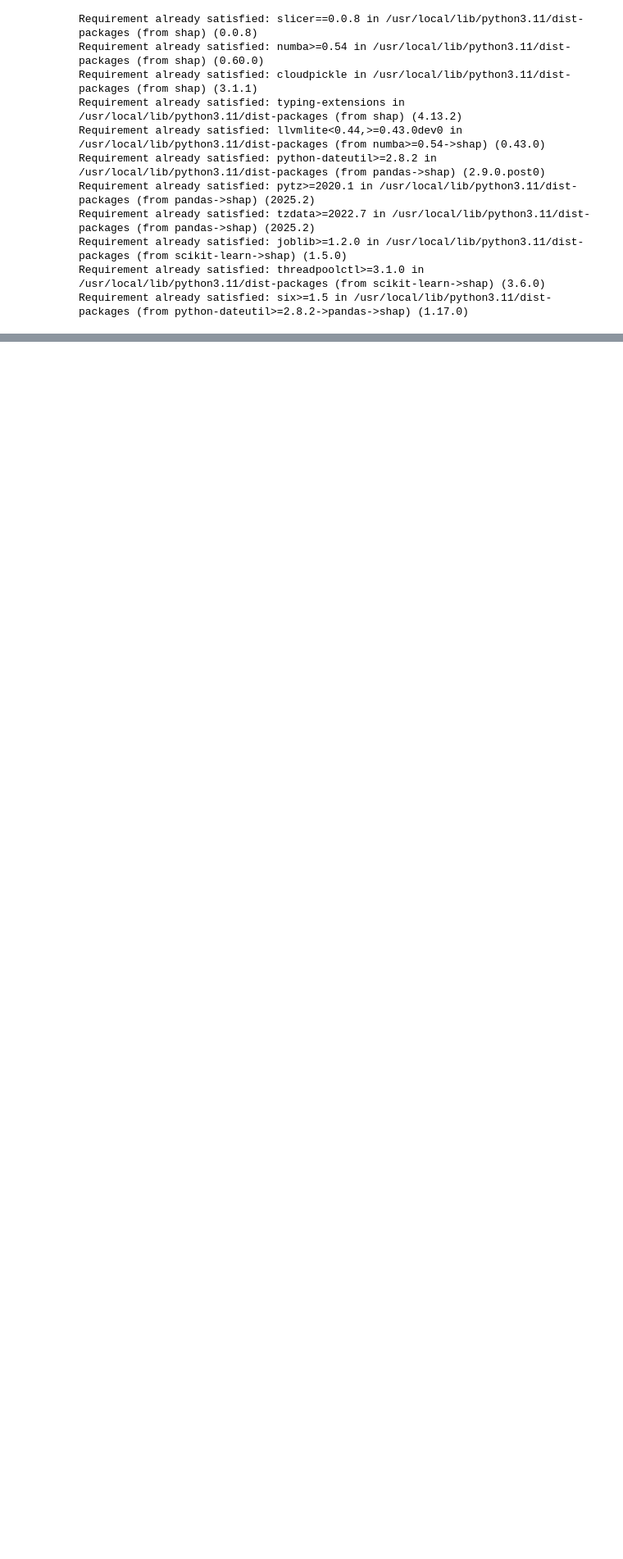
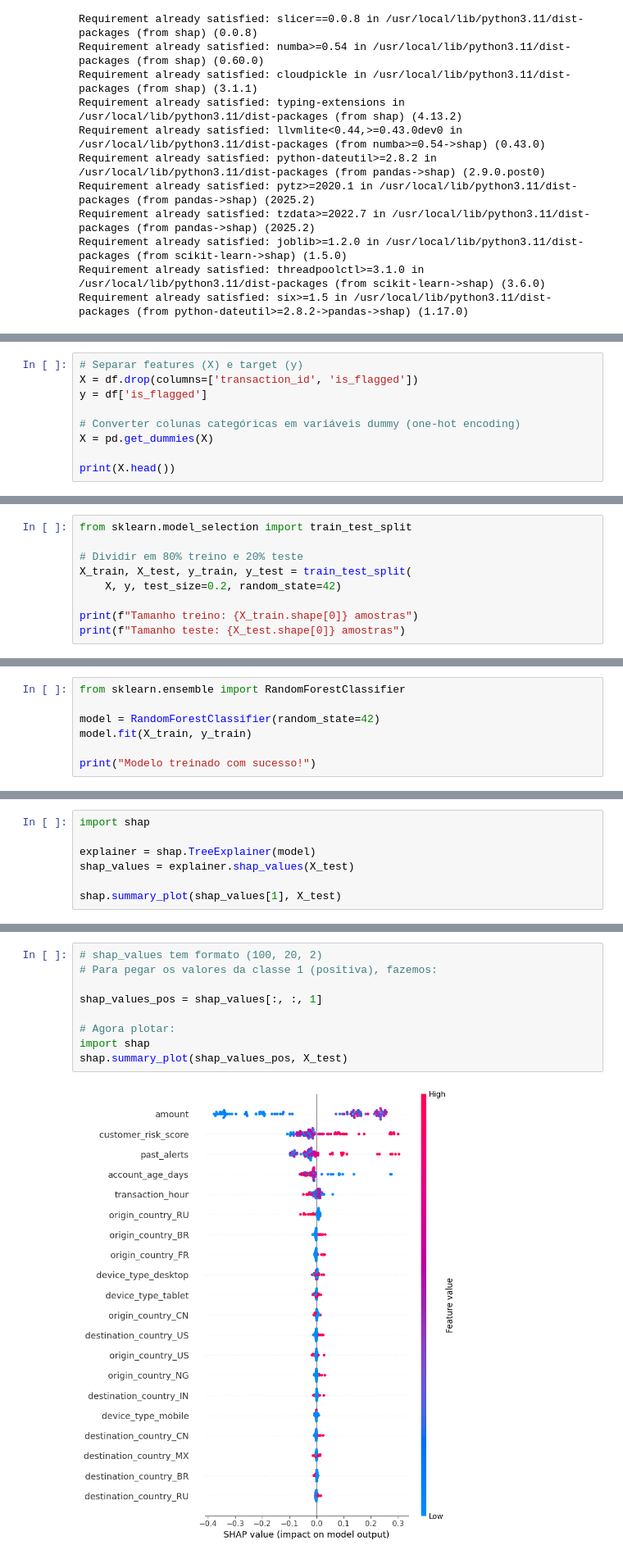
Before and after one commit to a-bucci/AML---Fraud---AI---Portfolio, a Jupyter notebook: 1_fiat_analysis/exploration_amanda.ipynb, the cells around one changed output, grey strips where cells are left out. Shown at 82% size. Drawn from its saved outputs; the diff is of its cells as text; blank space fills up the shorter version.

```diff
--- a/1_fiat_analysis/exploration_amanda.ipynb
+++ b/1_fiat_analysis/exploration_amanda.ipynb
@@ -192,0 +691,9 @@ Requirement already satisfied: six>=1.5 in /usr/local/lib/python3.11/dist-packag
+# %%
+# Separar features (X) e target (y)
+X = df.drop(columns=['transaction_id', 'is_flagged'])
+y = df['is_flagged']
+
+# Converter colunas categóricas em variáveis dummy (one-hot encoding)
+X = pd.get_dummies(X)
+
+print(X.head())
@@ -192,0 +718,9 @@ Requirement already satisfied: six>=1.5 in /usr/local/lib/python3.11/dist-packag
+# %%
+from sklearn.model_selection import train_test_split
+
+# Dividir em 80% treino e 20% teste
+X_train, X_test, y_train, y_test = train_test_split(
+    X, y, test_size=0.2, random_state=42)
+
+print(f"Tamanho treino: {X_train.shape[0]} amostras")
+print(f"Tamanho teste: {X_test.shape[0]} amostras")
@@ -192,0 +729,7 @@ Requirement already satisfied: six>=1.5 in /usr/local/lib/python3.11/dist-packag
+# %%
+from sklearn.ensemble import RandomForestClassifier
+
+model = RandomForestClassifier(random_state=42)
+model.fit(X_train, y_train)
+
+print("Modelo treinado com sucesso!")
@@ -192,0 +738,7 @@ Requirement already satisfied: six>=1.5 in /usr/local/lib/python3.11/dist-packag
+# %%
+import shap
+
+explainer = shap.TreeExplainer(model)
+shap_values = explainer.shap_values(X_test)
+
+shap.summary_plot(shap_values[1], X_test)
@@ -192,0 +754,11 @@ Requirement already satisfied: six>=1.5 in /usr/local/lib/python3.11/dist-packag
+# %%
+# shap_values tem formato (100, 20, 2)
+# Para pegar os valores da classe 1 (positiva), fazemos:
+
+shap_values_pos = shap_values[:, :, 1]
+
+# Agora plotar:
+import shap
+shap.summary_plot(shap_values_pos, X_test)
+# %% [output]
+[figure, added]
```
Also changed, not shown: parts of 43 cells of this notebook.
